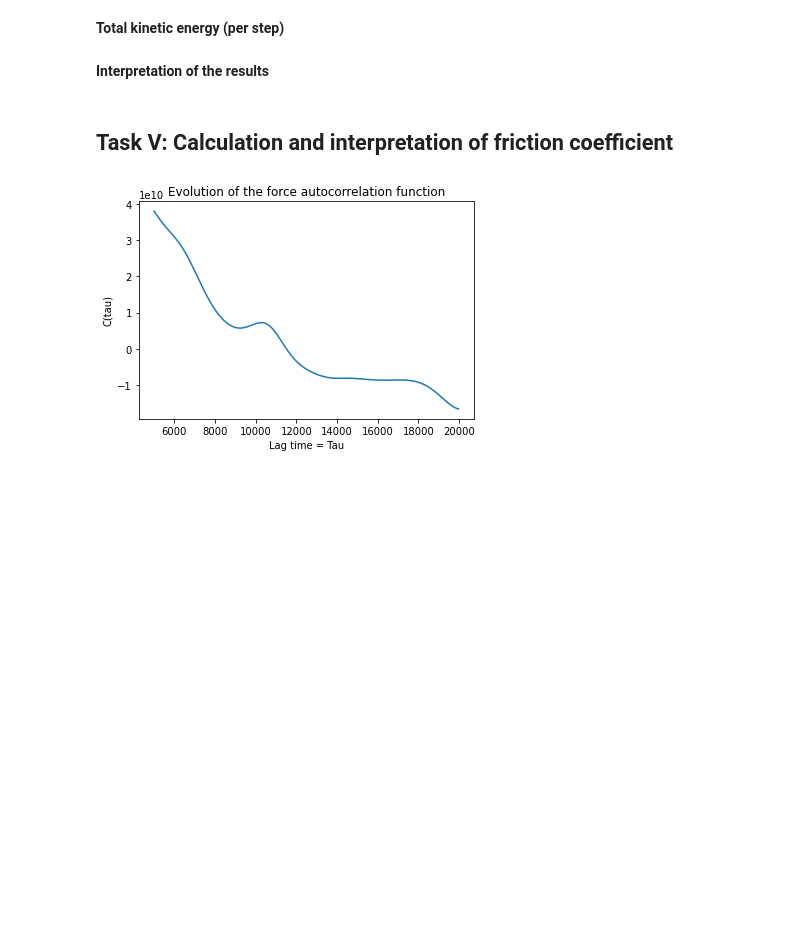
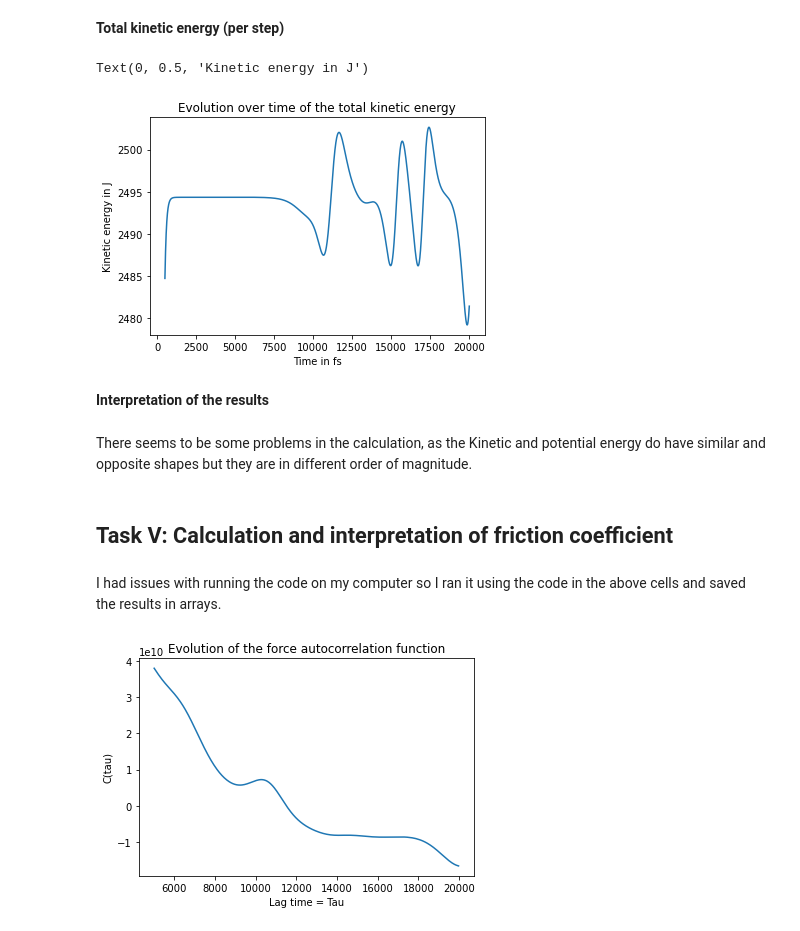
Before and after one commit to LeaBeaules/Thermostat, a Jupyter notebook: Ex8_ThermoACF.ipynb, the cells around one changed output. Saved outputs shown, nothing was run; the diff lists cells and outputs as text; code cells hidden in the pictures; blank space fills up the shorter version.

```diff
--- a/Ex8_ThermoACF.ipynb
+++ b/Ex8_ThermoACF.ipynb
@@ -596,14 +586,18 @@ plt.ylabel('Kinetic energy in J')
 # %% [markdown]
 **Total kinetic energy (per step)**
 # %%
-Kin_list = []
-for i in trange (steps):
-    Kin_list += [Kinetic(Data_traj_list,i)]
-plt.plot(time_list, Kin_list)
+plt.plot(time_list[500:], Kin_list[500:])
 plt.title('Evolution over time of the total kinetic energy')
 plt.xlabel('Time in fs')
 plt.ylabel('Kinetic energy in J')
+# %% [output]
+Text(0, 0.5, 'Kinetic energy in J')
+[figure, added]
 # %% [markdown]
 **Interpretation of the results**
+# %% [markdown]
+There seems to be some problems in the calculation, as the Kinetic and potential energy do have similar and opposite shapes but they are in different order of magnitude.
 # %% [markdown]
 ## Task V: Calculation and interpretation of friction coefficient
+# %% [markdown]
+I had issues with running the code on my computer so I ran it using the code in the above cells and saved the results in arrays.
```
Also changed, not shown: parts of 28 cells of this notebook.
